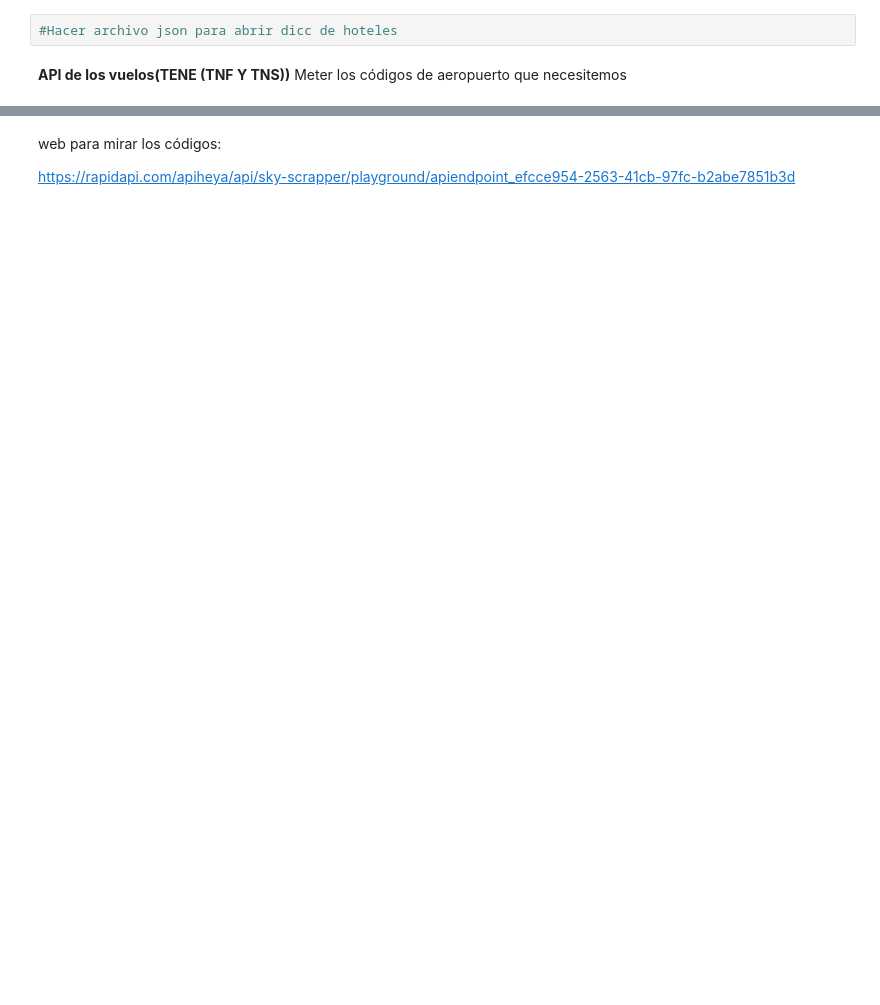
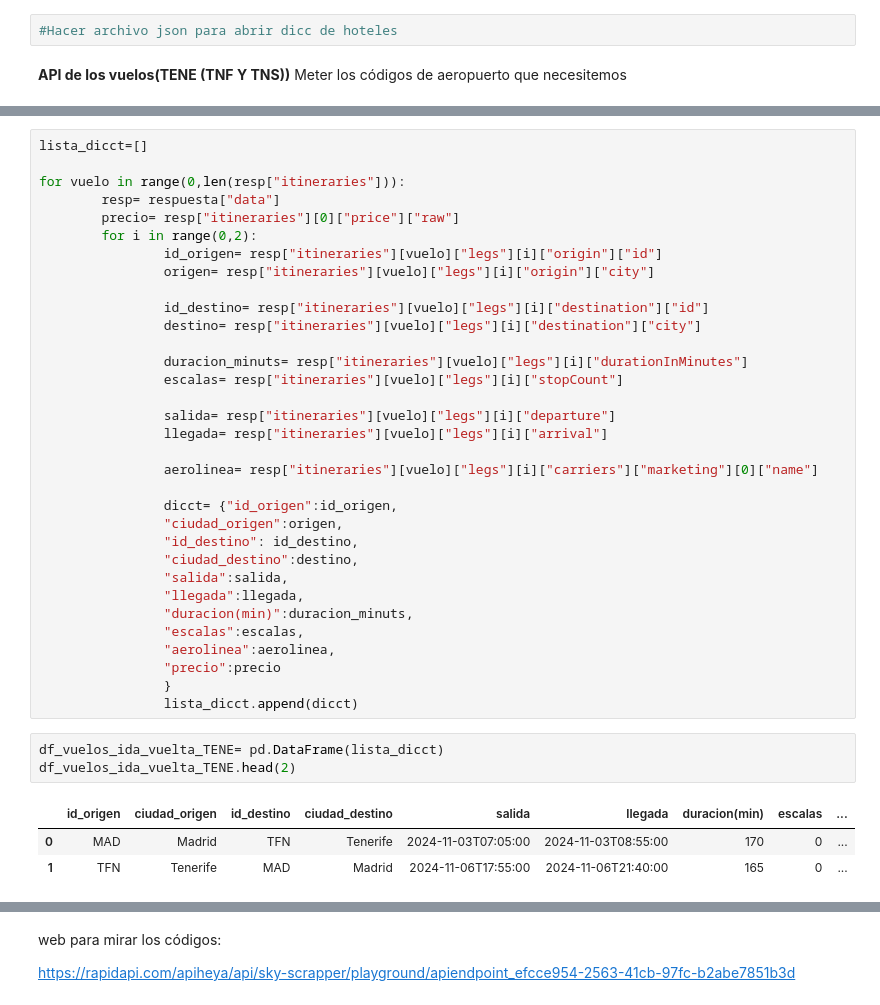
Before and after one commit to jgilsu11/Proyecto3-Explorando-Viajes, a Jupyter notebook: viaje.ipynb, the cells around one changed output, grey strips where cells are left out. Saved outputs shown, nothing was run; the diff lists cells and outputs as text; blank space fills up the shorter version.

```diff
--- a/viaje.ipynb
+++ b/viaje.ipynb
@@ -82,0 +111,40 @@ lista_codigos_aeropuertos= ["MAD", "PMI", "TFN","GMZ", "MAH"]
+# %%
+lista_dicct=[]
+
+for vuelo in range(0,len(resp["itineraries"])):
+        resp= respuesta["data"]
+        precio= resp["itineraries"][0]["price"]["raw"]
+        for i in range(0,2):
+                id_origen= resp["itineraries"][vuelo]["legs"][i]["origin"]["id"]
+                origen= resp["itineraries"][vuelo]["legs"][i]["origin"]["city"]
+
+                id_destino= resp["itineraries"][vuelo]["legs"][i]["destination"]["id"]
+                destino= resp["itineraries"][vuelo]["legs"][i]["destination"]["city"]
+
+                duracion_minuts= resp["itineraries"][vuelo]["legs"][i]["durationInMinutes"]
+                escalas= resp["itineraries"][vuelo]["legs"][i]["stopCount"]
+
+                salida= resp["itineraries"][vuelo]["legs"][i]["departure"]
+                llegada= resp["itineraries"][vuelo]["legs"][i]["arrival"]
+
+                aerolinea= resp["itineraries"][vuelo]["legs"][i]["carriers"]["marketing"][0]["name"]
+
+                dicct= {"id_origen":id_origen,
+                "ciudad_origen":origen,
+                "id_destino": id_destino,
+                "ciudad_destino":destino,
+                "salida":salida,
+                "llegada":llegada,
+                "duracion(min)":duracion_minuts,
+                "escalas":escalas,
+                "aerolinea":aerolinea,
+                "precio":precio
+                }
+                lista_dicct.append(dicct)
+# %%
+df_vuelos_ida_vuelta_TENE= pd.DataFrame(lista_dicct)
+df_vuelos_ida_vuelta_TENE.head(2)
+# %% [output]
+|  | id_origen | ciudad_origen | id_destino | ciudad_destino | salida | llegada | duracion(min) | escalas | ... |
+| 0 | MAD | Madrid | TFN | Tenerife | 2024-11-03T07:05:00 | 2024-11-03T08:55:00 | 170 | 0 | ... |
+| 1 | TFN | Tenerife | MAD | Madrid | 2024-11-06T17:55:00 | 2024-11-06T21:40:00 | 165 | 0 | ... |
```
Also changed, not shown: parts of 30 cells of this notebook, 2 other files.
